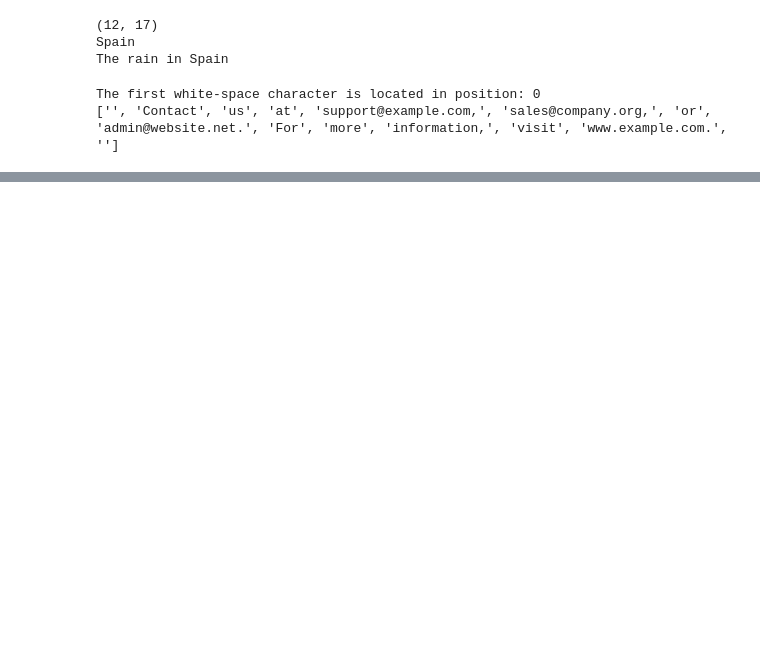
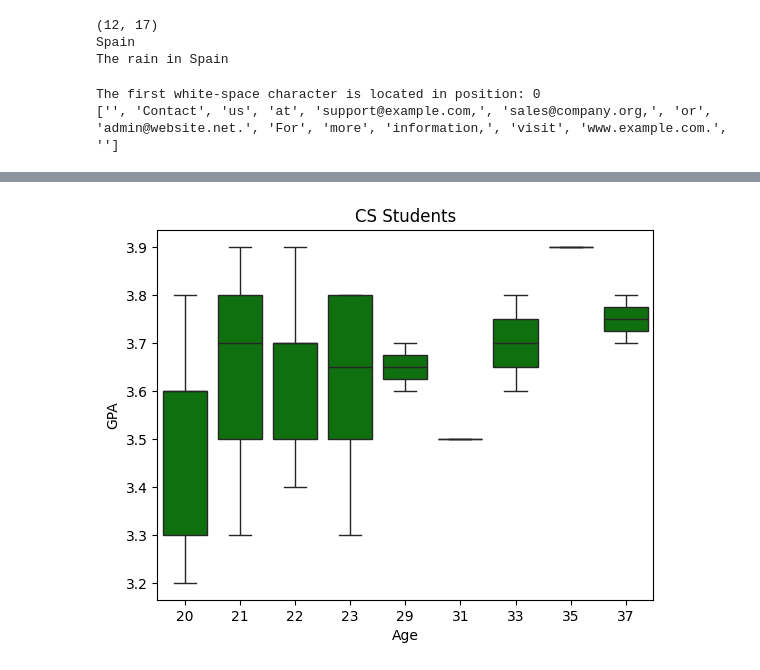
Before and after one commit to xoAyus/Python-for-Data-Science, a Jupyter notebook: Unit_2_PDS.ipynb, the cells around one changed output, grey strips where cells are left out. Cells and saved outputs as stored; diff of their text form; code cells hidden in the pictures; blank space fills up the shorter version.

```diff
--- a/Unit_2_PDS.ipynb
+++ b/Unit_2_PDS.ipynb
@@ -71,0 +206,13 @@ The first white-space character is located in position: 0
+# %%
+import numpy
+import pandas as pd
+import matplotlib.pyplot as plt
+import seaborn as sns
+data = pd.read_csv("cs_students.csv")
+sns.boxplot(x=data["Age"],y=data["GPA"],color="green")
+plt.xlabel("Age")
+plt.ylabel("GPA")
+plt.title("CS Students")
+plt.show()
+# %% [output]
+[figure, added]
```
Also changed, not shown: parts of 21 cells of this notebook.
